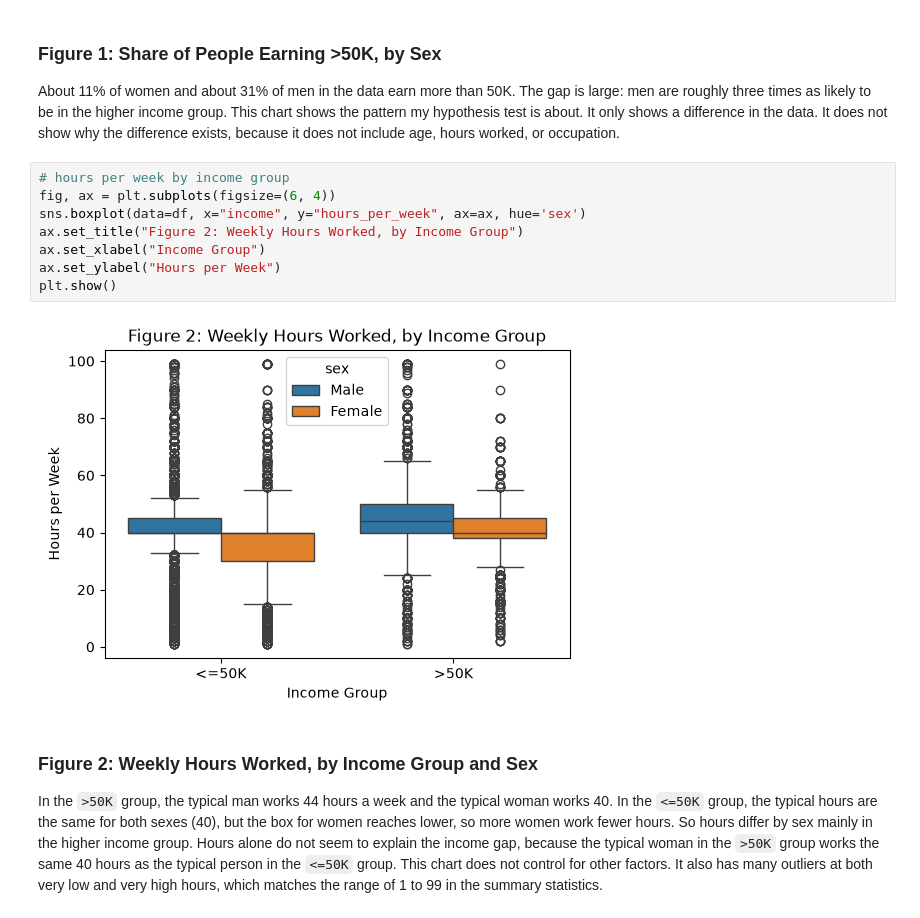
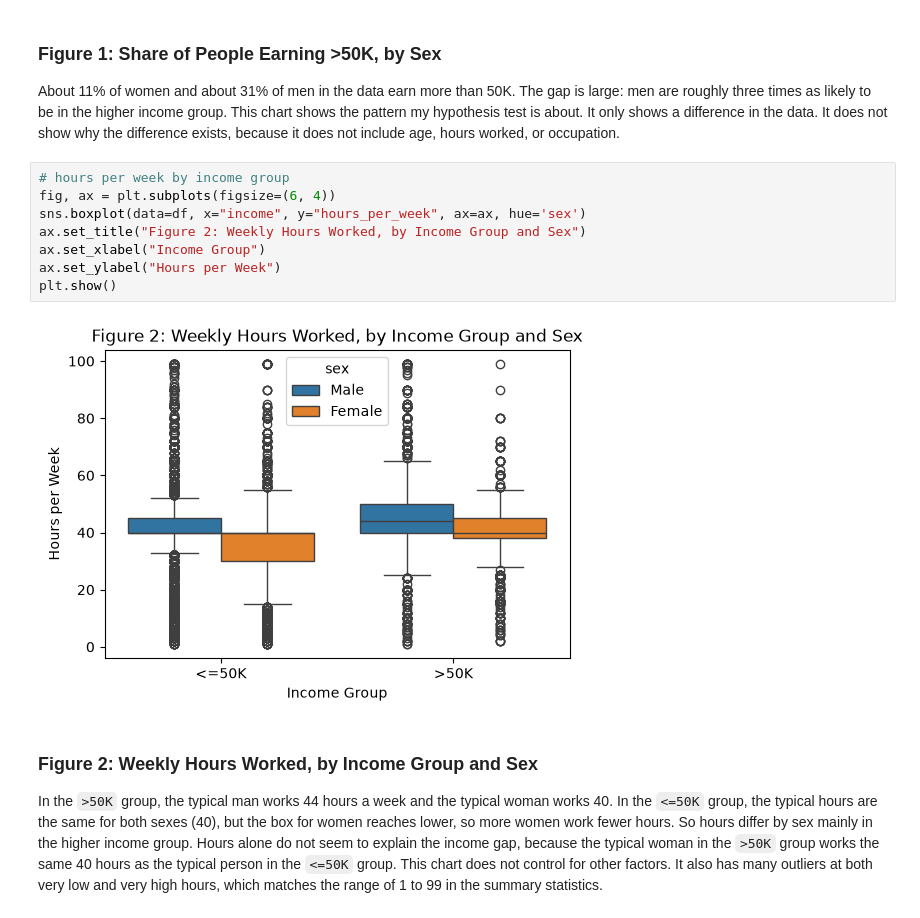
Before and after one commit to bnwiran/statistical-analysis-using-python-project, a Jupyter notebook: analysis.ipynb, the cells around one changed output. Saved outputs shown, nothing was run; the diff lists cells and outputs as text.

```diff
--- a/analysis.ipynb
+++ b/analysis.ipynb
@@ -235,13 +257,13 @@ About 11% of women and about 31% of men in the data earn more than 50K. The gap
 # %%
 # hours per week by income group
 fig, ax = plt.subplots(figsize=(6, 4))
 sns.boxplot(data=df, x="income", y="hours_per_week", ax=ax, hue='sex')
-ax.set_title("Figure 2: Weekly Hours Worked, by Income Group")
+ax.set_title("Figure 2: Weekly Hours Worked, by Income Group and Sex")
 ax.set_xlabel("Income Group")
 ax.set_ylabel("Hours per Week")
 plt.show()
 # %% [output]
-[figure, old version]
+[figure, new version]
 # %% [markdown]
 ### Figure 2: Weekly Hours Worked, by Income Group and Sex
 
```
Also changed, not shown: parts of 9 cells of this notebook.
